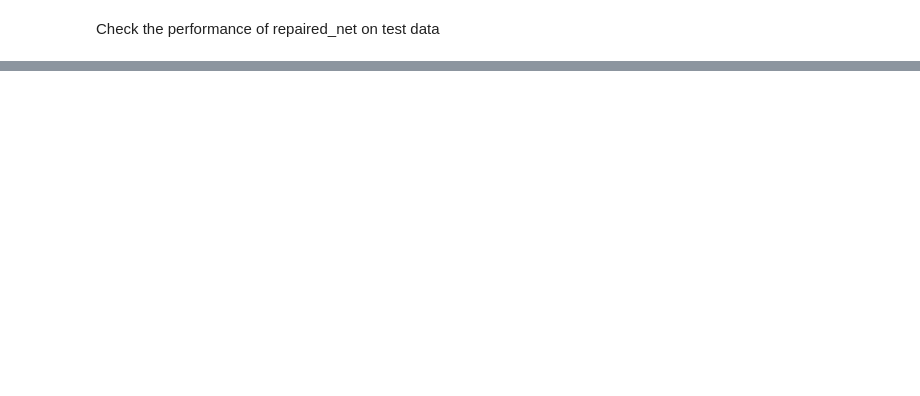
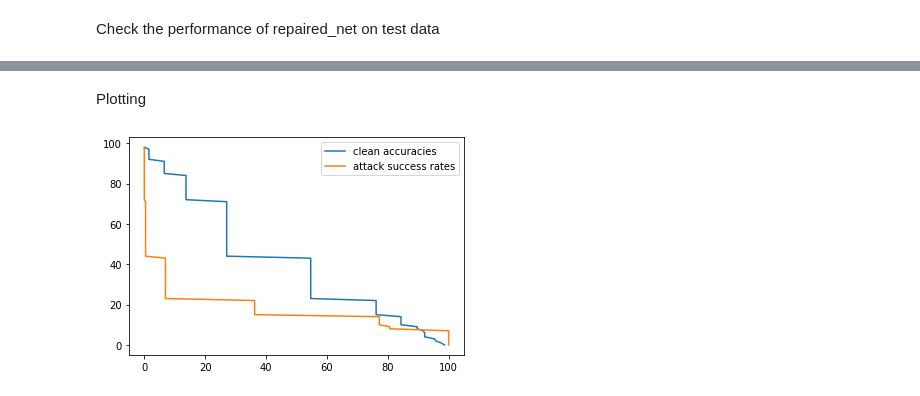
Before and after one commit to amangupta42/ML_CyberSec_Lab2, a Jupyter notebook: lab2/Lab2_aag9131.ipynb, the cells around one changed output, grey strips where cells are left out. Cells and saved outputs as stored; diff of their text form; code cells hidden in the pictures; blank space fills up the shorter version.

Commit message:
update README and ipynb. Added graph and report.

```diff
--- a/lab2/Lab2_aag9131.ipynb
+++ b/lab2/Lab2_aag9131.ipynb
@@ -543,0 +528,9 @@ Attack Success Rate for B_prime: 77.20966484801247
+# %%
+# First create clones of the original badnet model (by providing the model filepath below)
+# The result of repairing B_clone will be B_prime
+
+B = keras.models.load_model("bd_net.h5")
+B.load_weights("bd_weights.h5")
+
+B_clone = keras.models.load_model("bd_net.h5")
+B_clone.load_weights("bd_weights.h5")
@@ -543,0 +539,26 @@ Attack Success Rate for B_prime: 77.20966484801247
+# %%
+#https://stackoverflow.com/questions/64983112/keras-vertical-ensemble-model-with-condition-in-between
+class G(tf.keras.Model):
+    def __init__(self, B, B_prime):
+        super(G, self).__init__()
+        self.B = B
+        self.B_prime = B_prime
+
+    def predict(self,data):
+        y = np.argmax(self.B(data), axis=1)
+        y_prime = np.argmax(self.B_prime(data), axis=1)
+        tmpRes = np.array([y[i] if y[i] == y_prime[i] else 1283 for i in range(y.shape[0])])
+        res = np.zeros((y.shape[0],1284))
+        res[np.arange(tmpRes.size),tmpRes] = 1
+        return res
+
+    # For small amount of inputs that fit in one batch, directly using call() is recommended for faster execution,
+    # e.g., model(x), or model(x, training=False) is faster then model.predict(x) and do not result in
+    # memory leaks (see for more details https://www.tensorflow.org/api_docs/python/tf/keras/Model#predict)
+    def call(self,data):
+        y = np.argmax(self.B(data), axis=1)
+        y_prime = np.argmax(self.B_prime(data), axis=1)
+        tmpRes = np.array([y[i] if y[i] == y_prime[i] else 1283 for i in range(y.shape[0])])
+        res = np.zeros((y.shape[0],1284))
+        res[np.arange(tmpRes.size),tmpRes] = 1
+        return res
@@ -543,0 +626,11 @@ Attack Success Rate for B_prime: 77.20966484801247
+# %% [markdown]
+Plotting
+# %%
+import matplotlib.pyplot as plt
+
+plt.plot(clean_accs,range(99),label="clean accuracies")
+plt.plot(asrs,range(99),label="attack success rates")
+plt.legend()
+plt.show()
+# %% [output]
+[figure, added]
```
Also changed, not shown: parts of 12 cells of this notebook, 3 other files.
